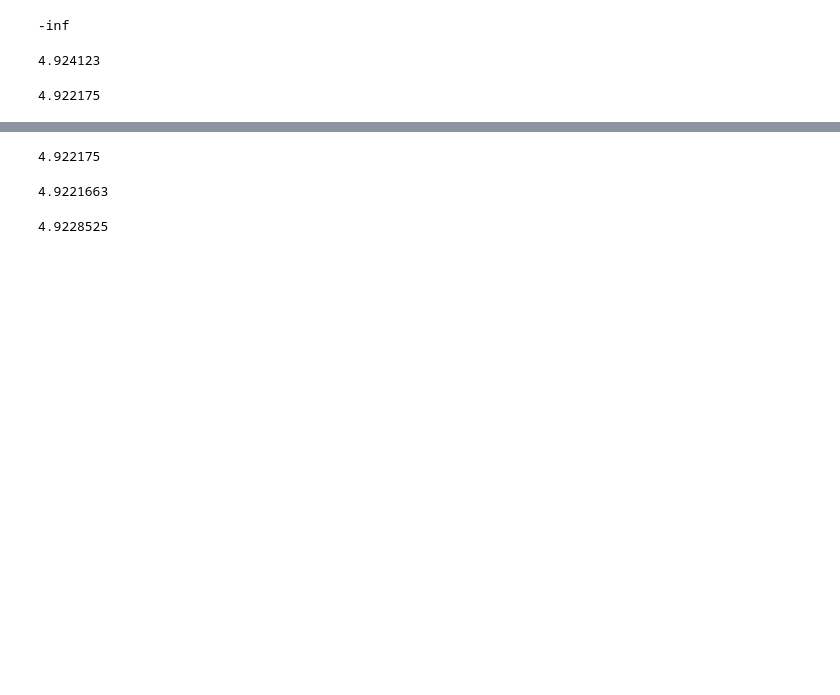
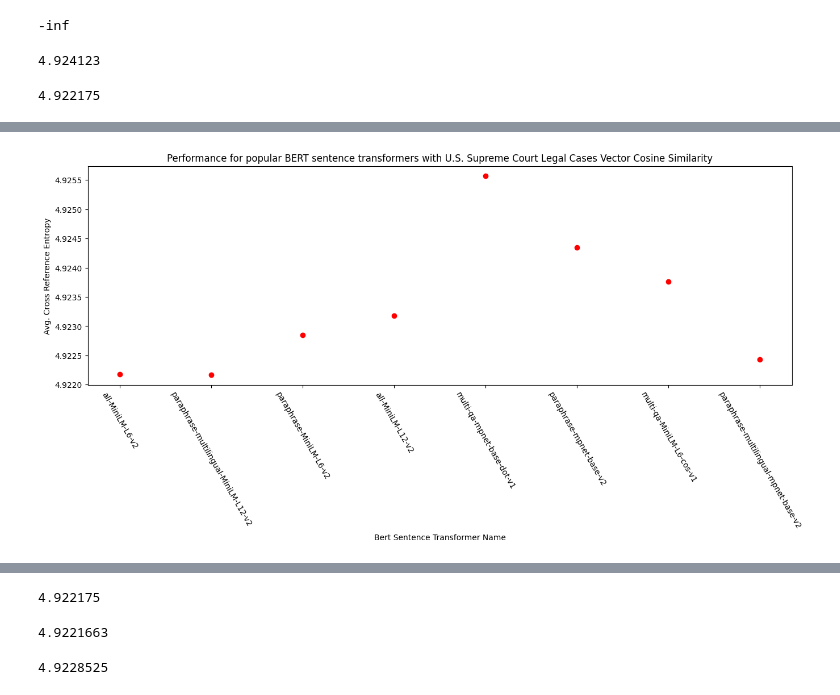
Before and after one commit to yufei-pan/Similar_legal_document_retrieval, a Jupyter notebook: pipeline_utils.ipynb, the cells around one changed output, grey strips where cells are left out. Cells and saved outputs as stored; diff of their text form; code cells hidden in the pictures; blank space fills up the shorter version.

```diff
--- a/pipeline_utils.ipynb
+++ b/pipeline_utils.ipynb
@@ -694,0 +697,4 @@ def getAvgEntropyOfModel(modelname):
+# %%
+bert_models = ["all-MiniLM-L6-v2","paraphrase-multilingual-MiniLM-L12-v2","paraphrase-MiniLM-L6-v2","all-MiniLM-L12-v2","multi-qa-mpnet-base-dot-v1","paraphrase-mpnet-base-v2","multi-qa-MiniLM-L6-cos-v1","paraphrase-multilingual-mpnet-base-v2"]
+# %%
+results = [getAvgEntropyOfModel(modelname) for modelname in bert_models]
@@ -694,0 +712,10 @@ def getAvgEntropyOfModel(modelname):
+# %%
+fig = plt.figure(figsize = (16, 5))
+plt.plot(bert_models, results, 'ro')
+plt.xticks(rotation=-60)
+plt.xlabel("Bert Sentence Transformer Name")
+plt.ylabel("Avg. Cross Reference Entropy")
+plt.title("Performance for popular BERT sentence transformers with U.S. Supreme Court Legal Cases Vector Cosine Similarity")
+plt.show()
+# %% [output]
+[figure, added]
```
Also changed, not shown: parts of 3 cells of this notebook, 1 other file.
